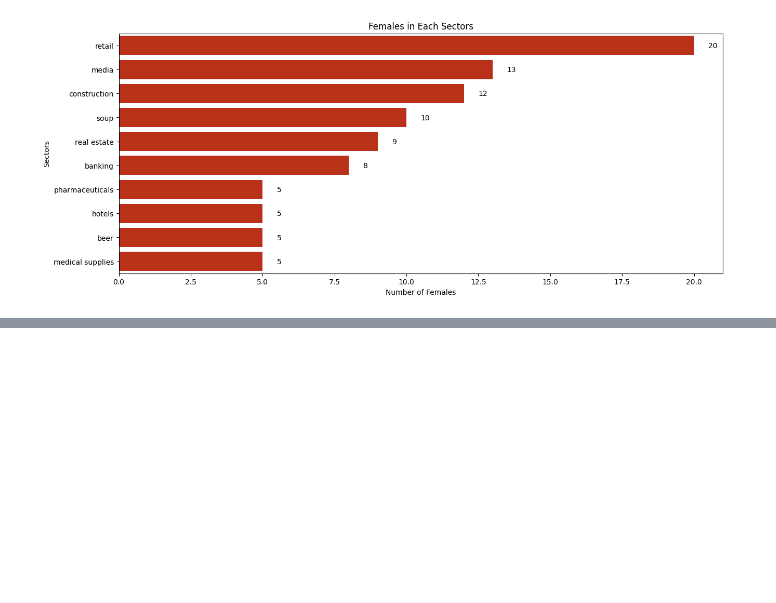
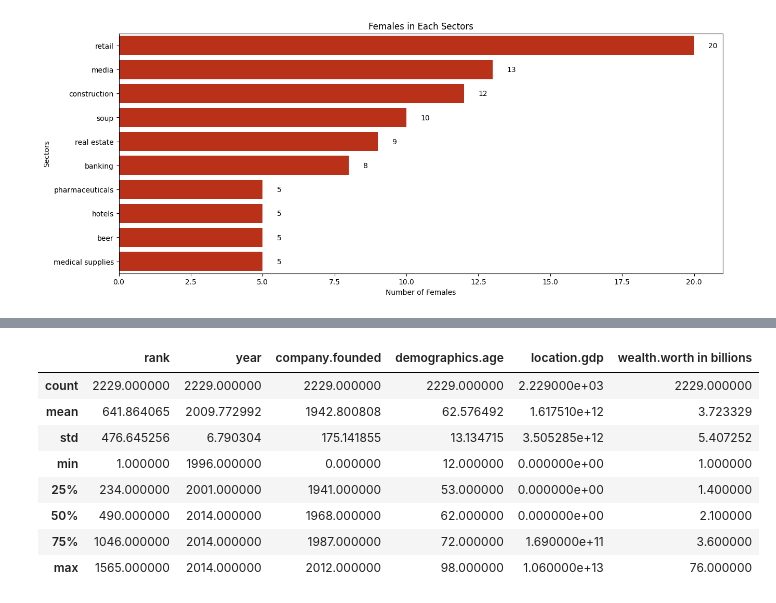
Before and after one commit to obinnaofomah/Forbes_Billionaires_Analysis, a Jupyter notebook: Billionaire Data Analysis.ipynb, the cells around one changed output, grey strips where cells are left out. Cells and saved outputs as stored; diff of their text form; code cells hidden in the pictures; blank space fills up the shorter version.

Commit message:
Cleaned the age demograpgy column to remove the negative and zero values

```diff
--- a/Billionaire Data Analysis.ipynb
+++ b/Billionaire Data Analysis.ipynb
@@ -481,0 +505,6 @@ for i, v in enumerate(female_group['Count']):
+# %%
+# Filter out dataframe without a negative or zero age demography, and reset the index label
+
+cleaned_age_data = data[data['demographics.age'] > 0].reset_index(drop=True)
+
+cleaned_age_data.head(3)
@@ -481,0 +517,14 @@ for i, v in enumerate(female_group['Count']):
+# %%
+# Run the describe() method on the new dataset to see the statistics of the age demography
+
+cleaned_age_data.describe()
+# %% [output]
+|  | rank | year | company.founded | demographics.age | location.gdp | wealth.worth in billions |
+| count | 2229.000000 | 2229.000000 | 2229.000000 | 2229.000000 | 2.229000e+03 | 2229.000000 |
+| mean | 641.864065 | 2009.772992 | 1942.800808 | 62.576492 | 1.617510e+12 | 3.723329 |
+| std | 476.645256 | 6.790304 | 175.141855 | 13.134715 | 3.505285e+12 | 5.407252 |
+| min | 1.000000 | 1996.000000 | 0.000000 | 12.000000 | 0.000000e+00 | 1.000000 |
+| 25% | 234.000000 | 2001.000000 | 1941.000000 | 53.000000 | 0.000000e+00 | 1.400000 |
+| 50% | 490.000000 | 2014.000000 | 1968.000000 | 62.000000 | 0.000000e+00 | 2.100000 |
+| 75% | 1046.000000 | 2014.000000 | 1987.000000 | 72.000000 | 1.690000e+11 | 3.600000 |
+| max | 1565.000000 | 2014.000000 | 2012.000000 | 98.000000 | 1.060000e+13 | 76.000000 |
```
Also changed, not shown: parts of 6 cells of this notebook.
